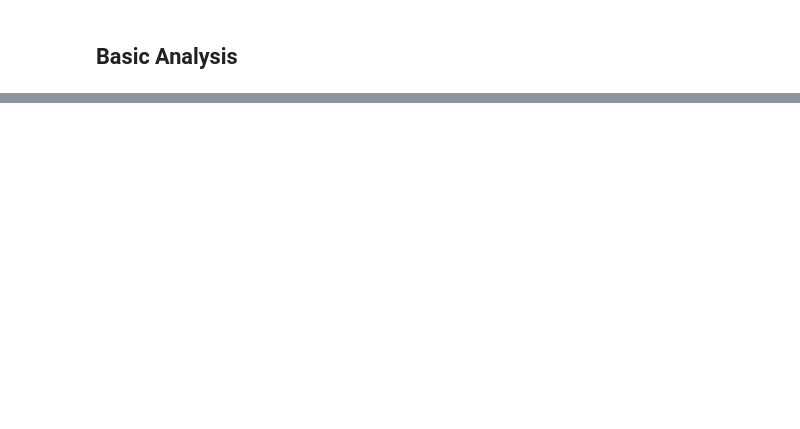
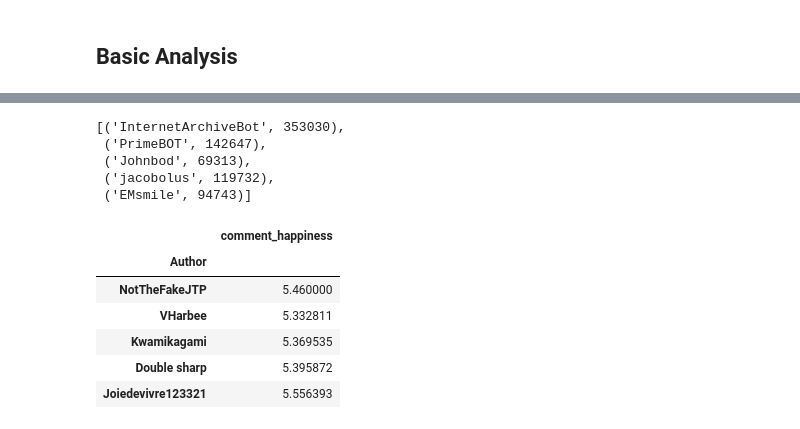
Before and after one commit to andste97/socialgraphs2023f-project, a Jupyter notebook: project/Project_draft.ipynb, the cells around one changed output, grey strips where cells are left out. Cells and saved outputs as stored; diff of their text form; code cells hidden in the pictures; blank space fills up the shorter version.

```diff
--- a/project/Project_draft.ipynb
+++ b/project/Project_draft.ipynb
@@ -407,0 +386,13 @@ comments:  [('Peter Isotalo', " Can someone provide sources for the term `` late
+# %%
+import utils
+# show the top 5 authors written the most text in comment pages
+# before tokenizing the comments
+items = author_dict.items()
+items_sorted = sorted(items, key=lambda x: len(x[1]), reverse=True)
+[(author, len(utils.flatten(comments))) for author, comments in items_sorted][:5]
+# %% [output]
+[('InternetArchiveBot', 353030),
+ ('PrimeBOT', 142647),
+ ('Johnbod', 69313),
+ ('jacobolus', 119732),
+ ('EMsmile', 94743)]
@@ -407,0 +420,23 @@ comments:  [('Peter Isotalo', " Can someone provide sources for the term `` late
+# %%
+sentiments = {}
+for author, text in author_dict.items():
+    text = [utils.tokenize_custom(s) for s in text]
+    text = utils.flatten(text)
+    # compute sentiment for individual rapper wiki page
+    if len(text) > 100:
+        sentiment_value = sentiment(text)
+        if(sentiment_value):
+            sentiments[author] = sentiment_value
+
+sentiments_df = pd.DataFrame({"Author": sentiments.keys(), "comment_happiness": sentiments.values()})
+# use the author's name as index
+sentiments_df.set_index("Author", inplace=True)
+sentiments_df.head()
+# %% [output]
+|  | comment_happiness |
+| Author |  |
+| NotTheFakeJTP | 5.460000 |
+| VHarbee | 5.332811 |
+| Kwamikagami | 5.369535 |
+| Double sharp | 5.395872 |
+| Joiedevivre123321 | 5.556393 |
```
Also changed, not shown: parts of 23 cells of this notebook, 11 other files.
